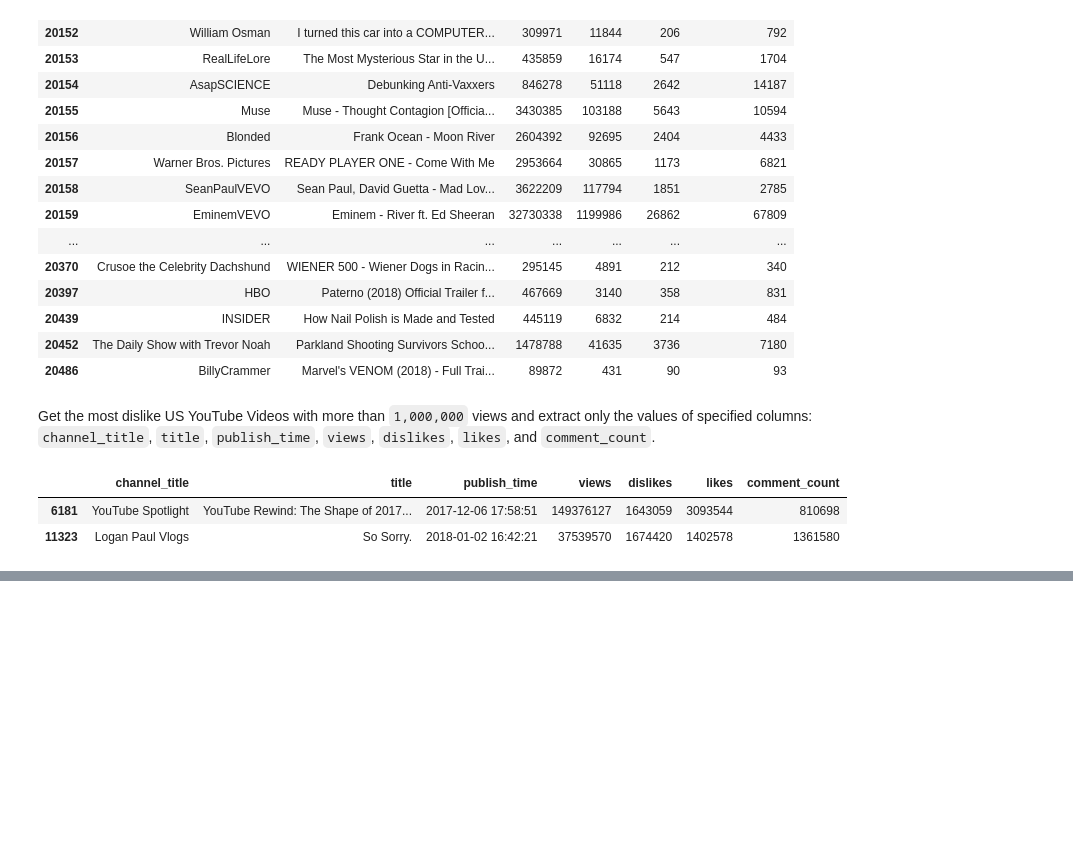
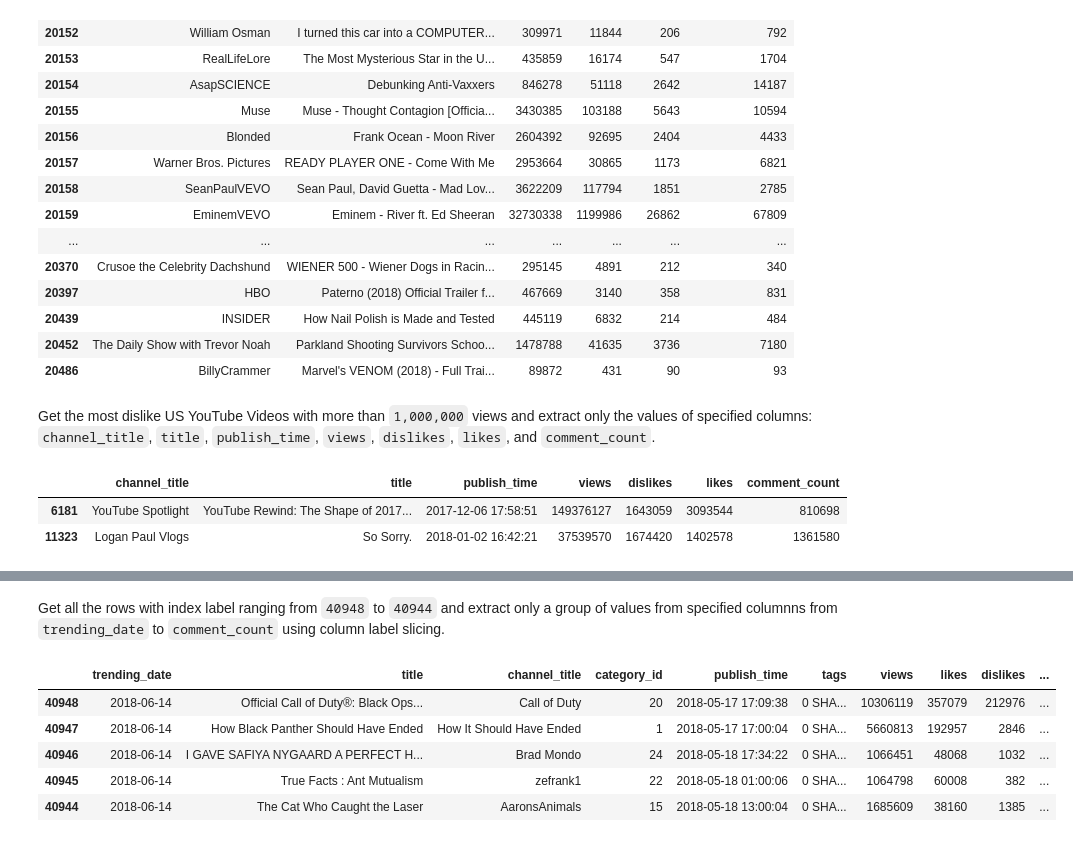
Before and after one commit to christiane-bacani/applied-data-science, a Jupyter notebook: mini-projects/pandas_loc-iloc/notebooks/pandas_loc-iloc.ipynb, the cells around one changed output, grey strips where cells are left out. Drawn from its saved outputs; the diff is of its cells as text; code cells hidden in the pictures; blank space fills up the shorter version.

```diff
--- a/mini-projects/pandas_loc-iloc/notebooks/pandas_loc-iloc.ipynb
+++ b/mini-projects/pandas_loc-iloc/notebooks/pandas_loc-iloc.ipynb
@@ -393,0 +412,12 @@ display(most_dislike_USvideos)
+# %% [markdown]
+Get all the rows with index label ranging from `40948` to `40944` and extract only a group of values from specified columnns from `trending_date` to `comment_count` using column label slicing.
+# %%
+sorted_index_desc_USvideos = USvideos.sort_index(ascending=False)
+display(sorted_index_desc_USvideos.loc[40948:40944, "trending_date": "comment_count"])
+# %% [output]
+|  | trending_date | title | channel_title | category_id | publish_time | tags | views | likes | dislikes | ... |
+| 40948 | 2018-06-14 | Official Call of Duty®: Black Ops... | Call of Duty | 20 | 2018-05-17 17:09:38 | 0 SHA... | 10306119 | 357079 | 212976 | ... |
+| 40947 | 2018-06-14 | How Black Panther Should Have Ended | How It Should Have Ended | 1 | 2018-05-17 17:00:04 | 0 SHA... | 5660813 | 192957 | 2846 | ... |
+| 40946 | 2018-06-14 | I GAVE SAFIYA NYGAARD A PERFECT H... | Brad Mondo | 24 | 2018-05-18 17:34:22 | 0 SHA... | 1066451 | 48068 | 1032 | ... |
+| 40945 | 2018-06-14 | True Facts : Ant Mutualism | zefrank1 | 22 | 2018-05-18 01:00:06 | 0 SHA... | 1064798 | 60008 | 382 | ... |
+| 40944 | 2018-06-14 | The Cat Who Caught the Laser | AaronsAnimals | 15 | 2018-05-18 13:00:04 | 0 SHA... | 1685609 | 38160 | 1385 | ... |
```
Also changed, not shown: parts of 2 cells of this notebook.
